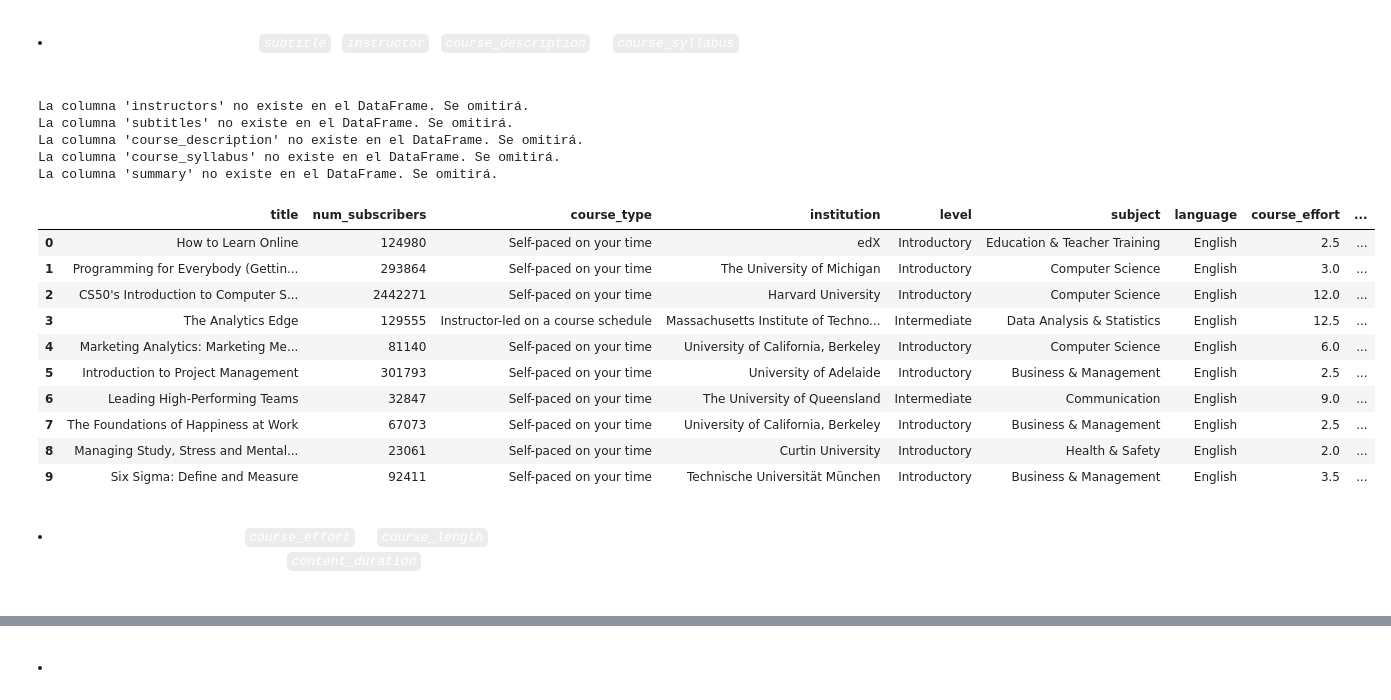
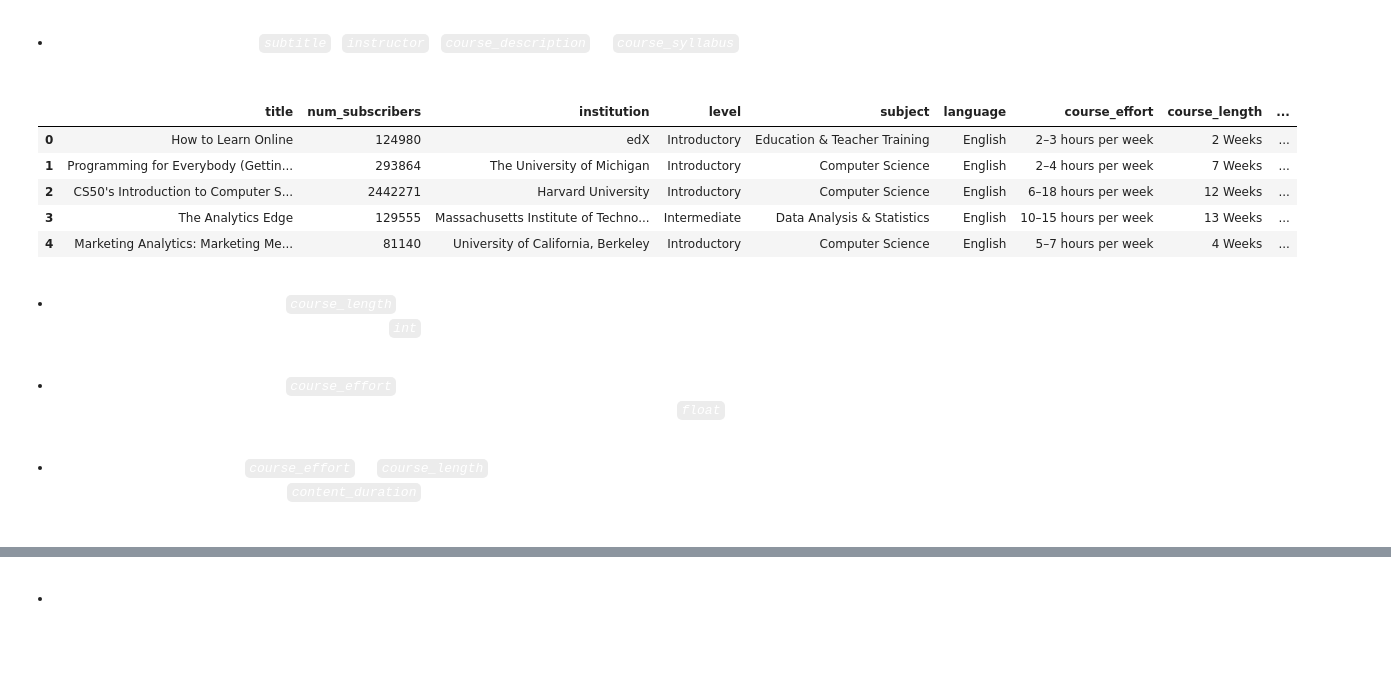
Before and after one commit to fran-as/MOOCs_BA, a Jupyter notebook: EDA_edx_courses.ipynb, the cells around one changed output, grey strips where cells are left out. Drawn from its saved outputs; the diff is of its cells as text; code cells hidden in the pictures; blank space fills up the shorter version.

```diff
--- a/EDA_edx_courses.ipynb
+++ b/EDA_edx_courses.ipynb
@@ -437,6 +437,18 @@ class EDA:
 
         return dataframe
 
+    def reorder_columns(self,dataframe, column_mapping):
+        """
+        Reordena las columnas de un dataframe de acuerdo a un diccionario de mapeo.
+
+        Args:
+            dataframe (pd.DataFrame): El dataframe al que se le reordenarán las columnas.
+            column_mapping (dict): El diccionario de mapeo que especifica el nuevo orden de las columnas.
+
+        Returns:
+            pd.DataFrame: El dataframe con las columnas reordenadas.
+        """
+        return dataframe[column_mapping.keys()].rename(columns=column_mapping)
 
 
 # Instancia de la clase EDA
@@ -497,0 +521,3 @@ edx_courses.head(3)
+# %%
+edx_courses = edx_courses.drop_duplicates()
+edx_courses.info()
@@ -528,8 +568,3 @@ eda.get_duplicate_rows_2(edx_courses, 'title')
-# %%
-# Lista de indices a eliminar
-index_list = [95]
-
-edx_courses = edx_courses.drop(index_list).reset_index(drop=True)
 # %% [markdown]
 <font size="4"><li><left><i>Se identifican valores null en este dataset en columnas del tipo `object` e `int`.</i></left></font><br>
 # %%
@@ -576,29 +611,23 @@ edx_courses = eda.rename_columns(edx_courses, column_mapping)
 <font size="4" color="white"><li><left><i>Eliminamos columnas `subtitle`, `instructor`, `course_description` y `course_syllabus` ya que no las necesitaremos para el cruce con el resto de los datasets: </i></left></font>
 # %%
 # Lista de columnas a eliminar
-drop_columns = ['instructors','subtitles','course_description','course_syllabus','summary']
+drop_columns = ['instructors','subtitles','course_description','course_syllabus','summary','course_type']
 # Guardamos el dataframe sin la columna elegida
 edx_courses = eda.drop_columns(edx_courses,drop_columns)
-edx_courses.head(10)
+edx_courses.head()
 # %% [output]
-La columna 'instructors' no existe en el DataFrame. Se omitirá.
-La columna 'subtitles' no existe en el DataFrame. Se omitirá.
-La columna 'course_description' no existe en el DataFrame. Se omitirá.
-La columna 'course_syllabus' no existe en el DataFrame. Se omitirá.
-La columna 'summary' no existe en el DataFrame. Se omitirá.
-|  | title | num_subscribers | course_type | institution | level | subject | language | course_effort | ... |
-| 0 | How to Learn Online | 124980 | Self-paced on your time | edX | Introductory | Education & Teacher Training | English | 2.5 | ... |
-| 1 | Programming for Everybody (Gettin... | 293864 | Self-paced on your time | The University of Michigan | Introductory | Computer Science | English | 3.0 | ... |
-| 2 | CS50's Introduction to Computer S... | 2442271 | Self-paced on your time | Harvard University | Introductory | Computer Science | English | 12.0 | ... |
-| 3 | The Analytics Edge | 129555 | Instructor-led on a course schedule | Massachusetts Institute of Techno... | Intermediate | Data Analysis & Statistics | English | 12.5 | ... |
-| 4 | Marketing Analytics: Marketing Me... | 81140 | Self-paced on your time | University of California, Berkeley | Introductory | Computer Science | English | 6.0 | ... |
-| 5 | Introduction to Project Management | 301793 | Self-paced on your time | University of Adelaide | Introductory | Business & Management | English | 2.5 | ... |
-| 6 | Leading High-Performing Teams | 32847 | Self-paced on your time | The University of Queensland | Intermediate | Communication | English | 9.0 | ... |
-| 7 | The Foundations of Happiness at Work | 67073 | Self-paced on your time | University of California, Berkeley | Introductory | Business & Management | English | 2.5 | ... |
-| 8 | Managing Study, Stress and Mental... | 23061 | Self-paced on your time | Curtin University | Introductory | Health & Safety | English | 2.0 | ... |
-| 9 | Six Sigma: Define and Measure | 92411 | Self-paced on your time | Technische Universität München | Introductory | Business & Management | English | 3.5 | ... |
+|  | title | num_subscribers | institution | level | subject | language | course_effort | course_length | ... |
+| 0 | How to Learn Online | 124980 | edX | Introductory | Education & Teacher Training | English | 2–3 hours per week | 2 Weeks | ... |
+| 1 | Programming for Everybody (Gettin... | 293864 | The University of Michigan | Introductory | Computer Science | English | 2–4 hours per week | 7 Weeks | ... |
+| 2 | CS50's Introduction to Computer S... | 2442271 | Harvard University | Introductory | Computer Science | English | 6–18 hours per week | 12 Weeks | ... |
+| 3 | The Analytics Edge | 129555 | Massachusetts Institute of Techno... | Intermediate | Data Analysis & Statistics | English | 10–15 hours per week | 13 Weeks | ... |
+| 4 | Marketing Analytics: Marketing Me... | 81140 | University of California, Berkeley | Introductory | Computer Science | English | 5–7 hours per week | 4 Weeks | ... |
+# %% [markdown]
+<font size="4" color="white"><li><left><i>Transformamos columna `course_length` a semanas elimnando cadena de caracteres y definiendo atributo como `int`: </i></left></font>
 # %%
 edx_courses = eda.convert_values_to_int(edx_courses,['course_length'],' Weeks')
+# %% [markdown]
+<font size="4" color="white"><li><left><i>Transformamos columna `course_effort` a horas promedio según el rango indicado, elimnando cadena de caracteres y definiendo atributo como `float`: </i></left></font>
 # %%
 edx_courses = eda.extract_average_value(edx_courses,'course_effort')
 # %%
@@ -606,7 +635,7 @@ edx_courses['course_effort'] = edx_courses['course_effort'].str.replace(' hours
 # %%
 edx_courses['course_effort'] = edx_courses['course_effort'].astype(float)
 # %% [markdown]
-<font size="4" color="white"><li><left><i>Ya con las columnas `course_effort` y `course_length` transfomradas a números, creamos la nueva columna `content_duration` que nos dara la duración del curso en horas</i></left></font>
+<font size="4" color="white"><li><left><i>Ya con las columnas `course_effort` y `course_length` transfomradas a números, creamos la nueva columna `content_duration` que nos dara la duración del curso en horas:</i></left></font>
 # %%
 edx_courses['content_duration'] = edx_courses['course_effort'] * edx_courses['course_length']
 # %%
```
Also changed, not shown: parts of 27 cells of this notebook, 5 other files.
